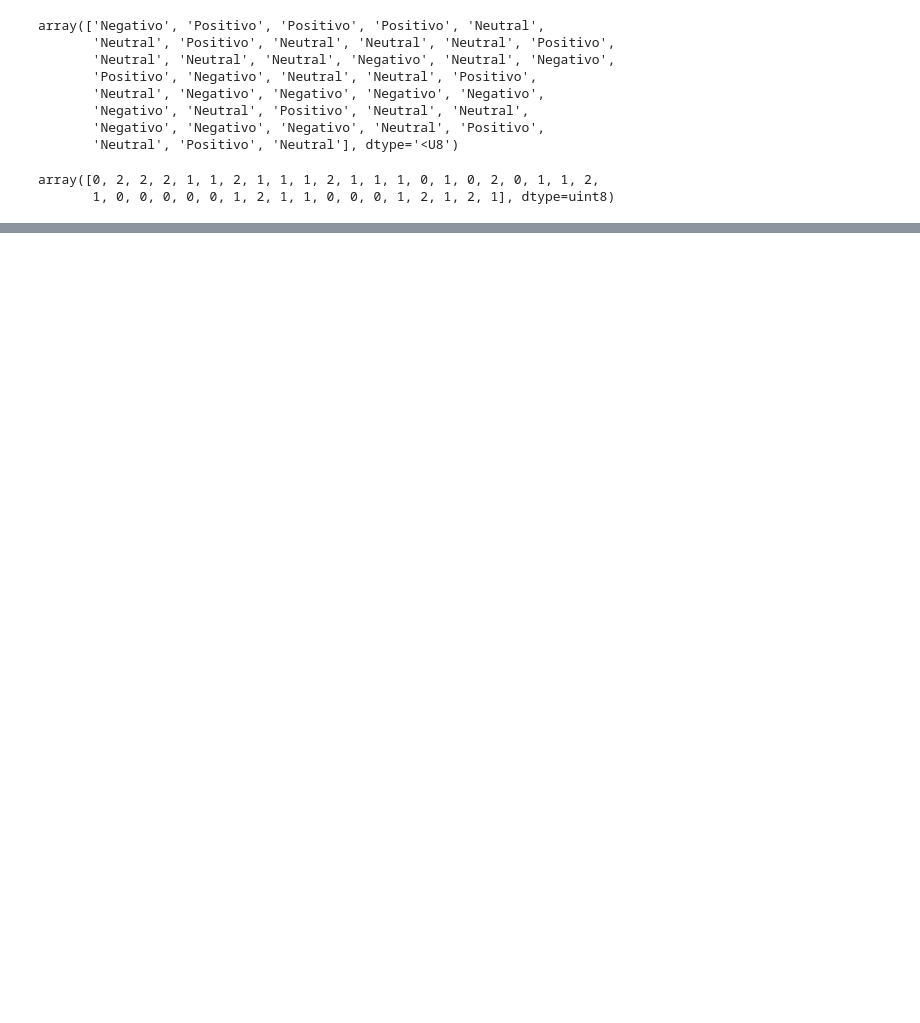
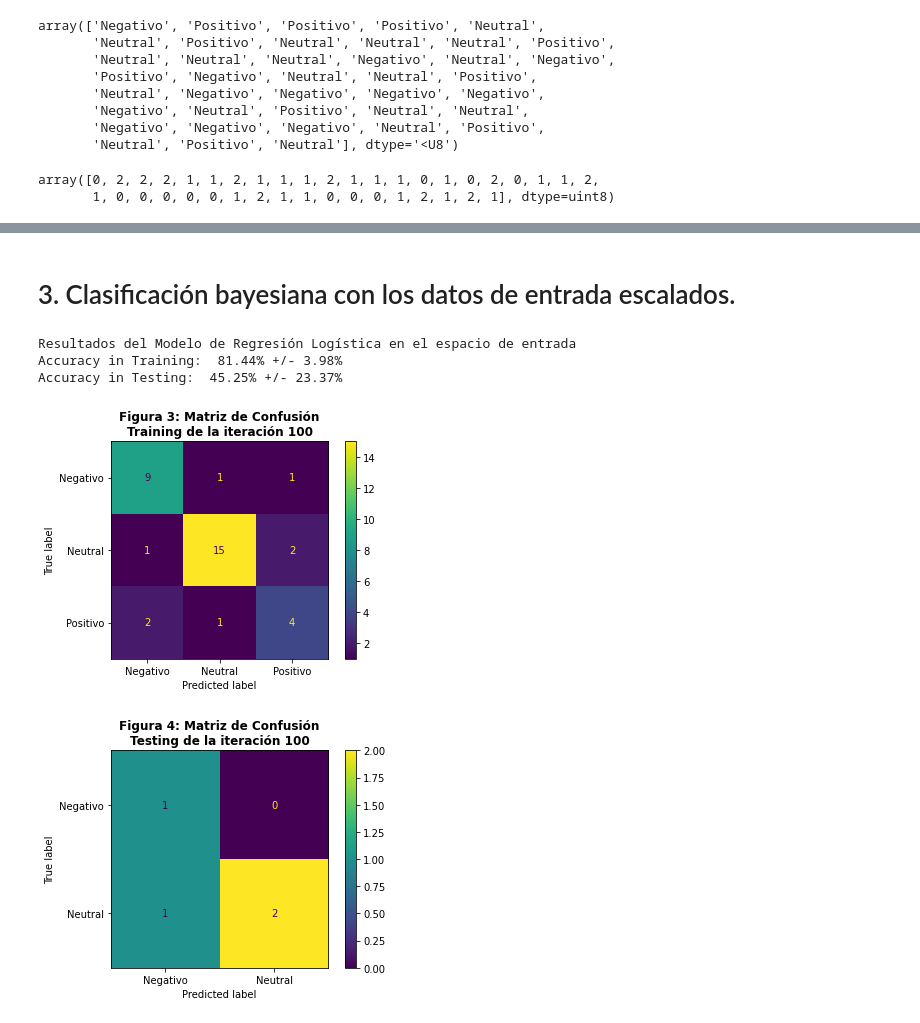
Before and after one commit to yanhoyos/Clasificacion-Senales, a Jupyter notebook: PatternRecognitionOnEmotional.ipynb, the cells around one changed output, grey strips where cells are left out. Drawn from its saved outputs; the diff is of its cells as text; code cells hidden in the pictures; blank space fills up the shorter version.

```diff
--- a/PatternRecognitionOnEmotional.ipynb
+++ b/PatternRecognitionOnEmotional.ipynb
@@ -94 +114,41 @@ Acc test:  0.4775 +/- 0.23209642392764265
+# %% [markdown]
+# 3. Clasificación bayesiana con los datos de entrada escalados.
+# %%
+acc_train, acc_test = [], []
+Nreps = 100
+for it in range(Nreps):
+  X_train, X_test, y_train, y_test = train_test_split(X_scaled, y, train_size=.9)
+
+  GNBmodel = GaussianNB() # C: inverso de regularización
+  GNBmodel.fit(X_train, y_train)
+
+  y_est_train = GNBmodel.predict(X_train)
+  y_est_test = GNBmodel.predict(X_test)
+
+  acc_train.append(accuracy_score(y_train, y_est_train))
+  acc_test.append(accuracy_score(y_test, y_est_test))
+else:
+  print('Resultados del Modelo de Regresión Logística en el espacio de entrada')
+  print(f'Accuracy in Training:  {round(np.mean(acc_train)*100,2)}% +/- {round(np.std(acc_train)*100,2)}%')
+  print(f'Accuracy in Testing:  {round(np.mean(acc_test)*100,2)}% +/- {round(np.std(acc_test)*100,2)}%')
+
+  cMat_train = confusion_matrix(y_train,y_est_train)
+
+  ax = ConfusionMatrixDisplay(cMat_train,display_labels=nombres)
+  ax.plot()
+  plt.title(f'Figura 3: Matriz de Confusión\nTraining de la iteración {Nreps}', fontweight='bold')
+  plt.show()
+
+  cMat_test = confusion_matrix(y_test,y_est_test)
+
+  ax = ConfusionMatrixDisplay(cMat_test,display_labels=nombres)
+  ax.plot()
+  plt.title(f'Figura 4: Matriz de Confusión\nTesting de la iteración {Nreps}', fontweight='bold')
+  plt.show()
+# %% [output]
+Resultados del Modelo de Regresión Logística en el espacio de entrada
+Accuracy in Training:  81.44% +/- 3.98%
+Accuracy in Testing:  45.25% +/- 23.37%
+[figure, added]
+[figure, added]
 # %% [markdown]
```
Also changed, not shown: parts of 19 cells of this notebook.
